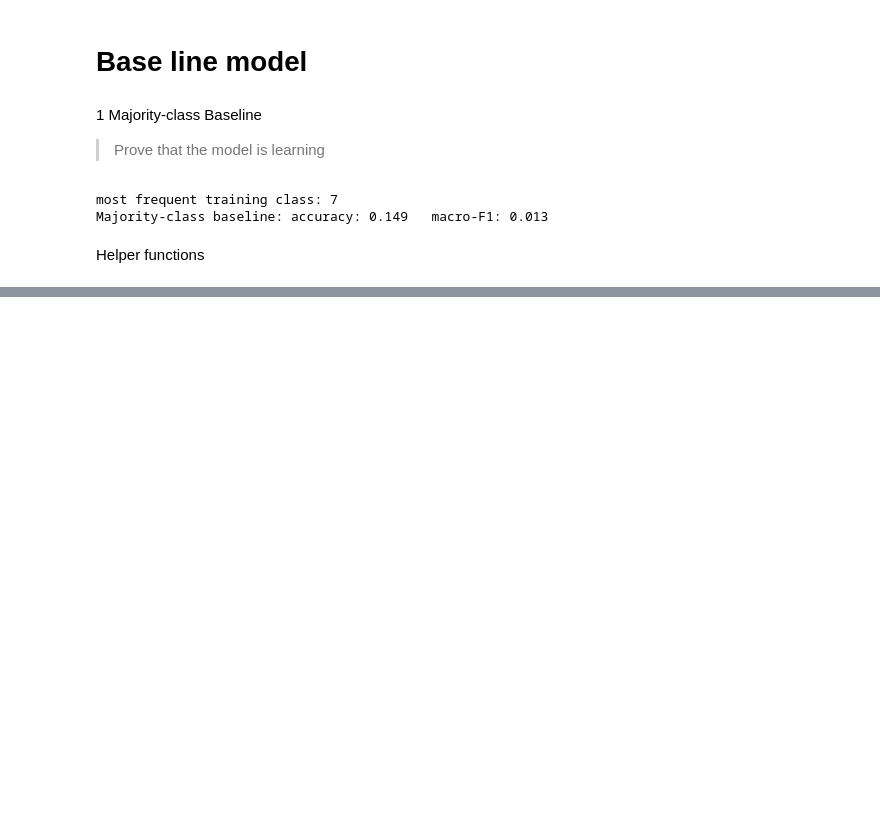
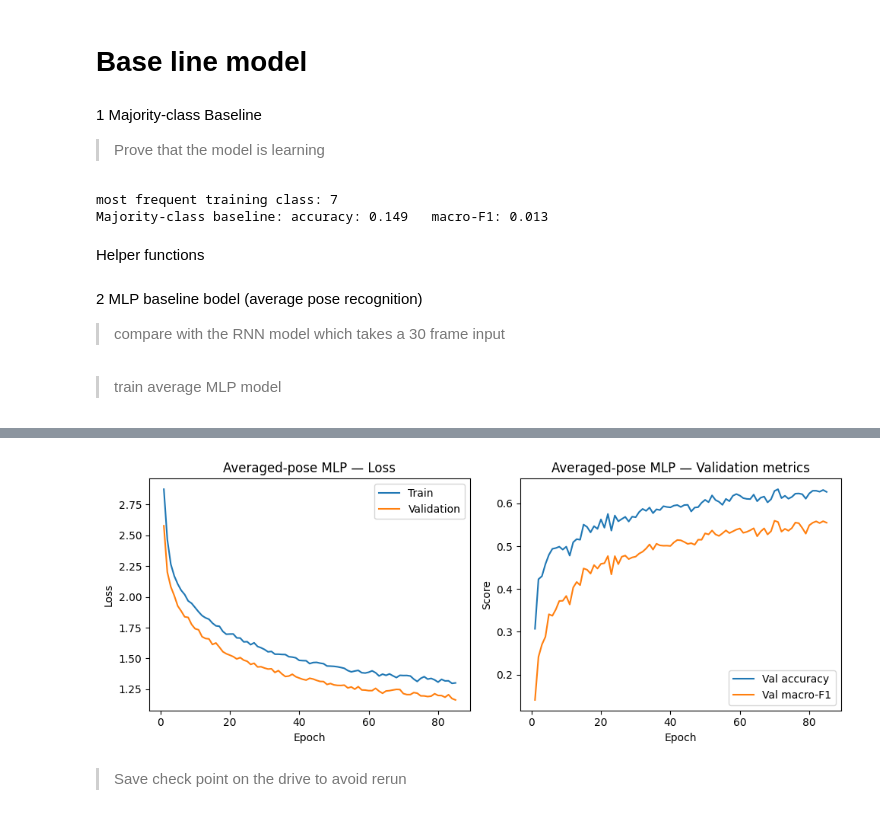
Before and after one commit to po8onthetrack/Deep-Learning-Project, a Jupyter notebook: project.ipynb, the cells around one changed output, grey strips where cells are left out. Saved outputs shown, nothing was run; the diff lists cells and outputs as text; code cells hidden in the pictures; blank space fills up the shorter version.

Commit message:
implement and train the average MLP baseline model

```diff
--- a/project.ipynb
+++ b/project.ipynb
@@ -206,8 +206,8 @@ def evaluate(model, loader, criterion, device=('cuda' if torch.cuda.is_available
           all_preds.append(pred)
           all_labels.append(y.cpu())
     model.train()
-    all_preds  = torch.cat(all_preds).np()
-    all_labels = torch.cat(all_labels).np()
+    all_preds  = torch.cat(all_preds).numpy()
+    all_labels = torch.cat(all_labels).numpy()
     return (total_loss / len(loader),
             accuracy_score(all_labels, all_preds),
             f1_score(all_labels, all_preds, average='macro'))
@@ -275,3 +275,32 @@ def plot_training_curve(history, title=""):
 
     plt.tight_layout()
     plt.show()
+# %% [markdown]
+2 MLP baseline bodel (average pose recognition)
+
+
+> compare with the RNN model which takes a 30 frame input
+# %%
+class AvgPoseMLP(nn.Module):
+    def __init__(self, in_dim=51, n_classes=20, p_drop=0.5):
+        super().__init__()
+        self.net = nn.Sequential(
+            nn.Linear(in_dim, 128), nn.ReLU(), nn.Dropout(p_drop),
+            nn.Linear(128, 64),     nn.ReLU(), nn.Dropout(p_drop),
+            nn.Linear(64, n_classes),
+        )
+    def forward(self, x):            # (batch, 30, 51)
+        x = x.mean(dim=1)            # average over the 30 frames (batch, 51)
+        return self.net(x)           # logits (batch, 20)
+# %% [markdown]
+
+
+> train average MLP model
+# %%
+device = 'cuda' if torch.cuda.is_available() else 'cpu'
+torch.manual_seed(66)
+mlp = AvgPoseMLP()
+history_mlp = train(mlp, train_loader, val_loader, class_weights, device, epochs = 100, tolerance = 15)
+
+plot_training_curve(history_mlp, title="Averaged-pose MLP")
+# %% [output]
@@ -277,0 +324,5 @@ def plot_training_curve(history, title=""):
+[figure, added]
+# %% [markdown]
+
+
+> Save check point on the drive to avoid rerun
```
Also changed, not shown: parts of 2 cells of this notebook.
